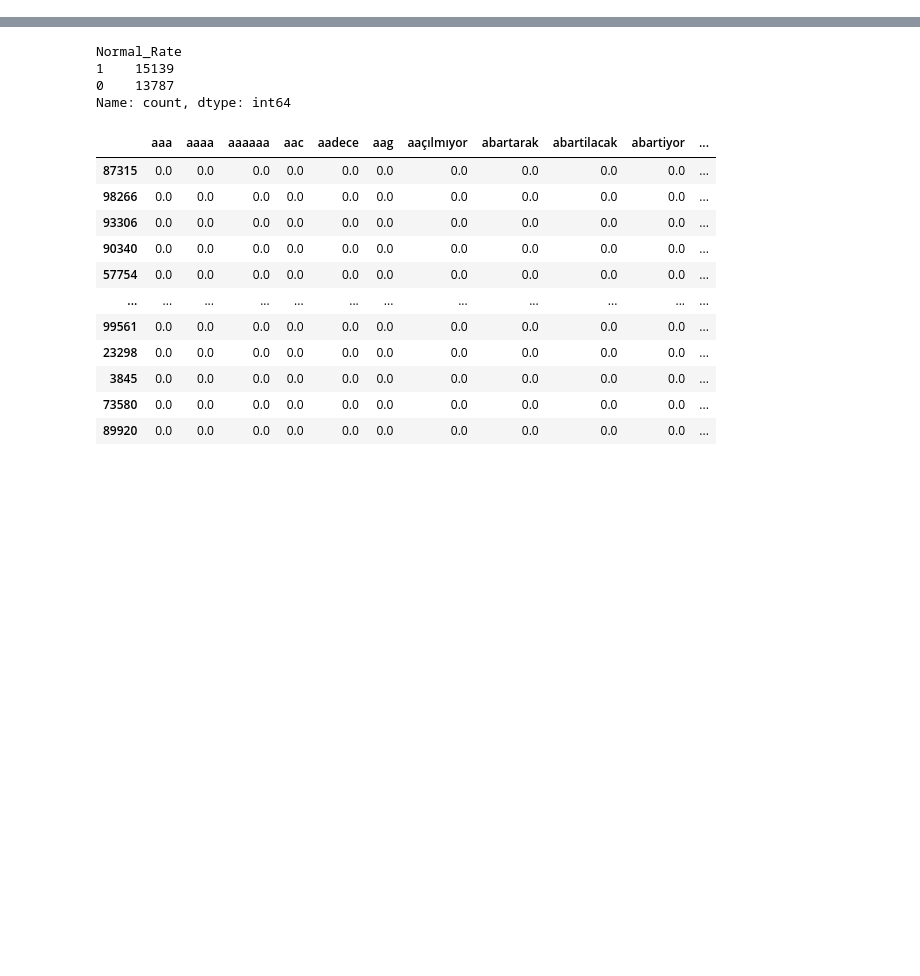
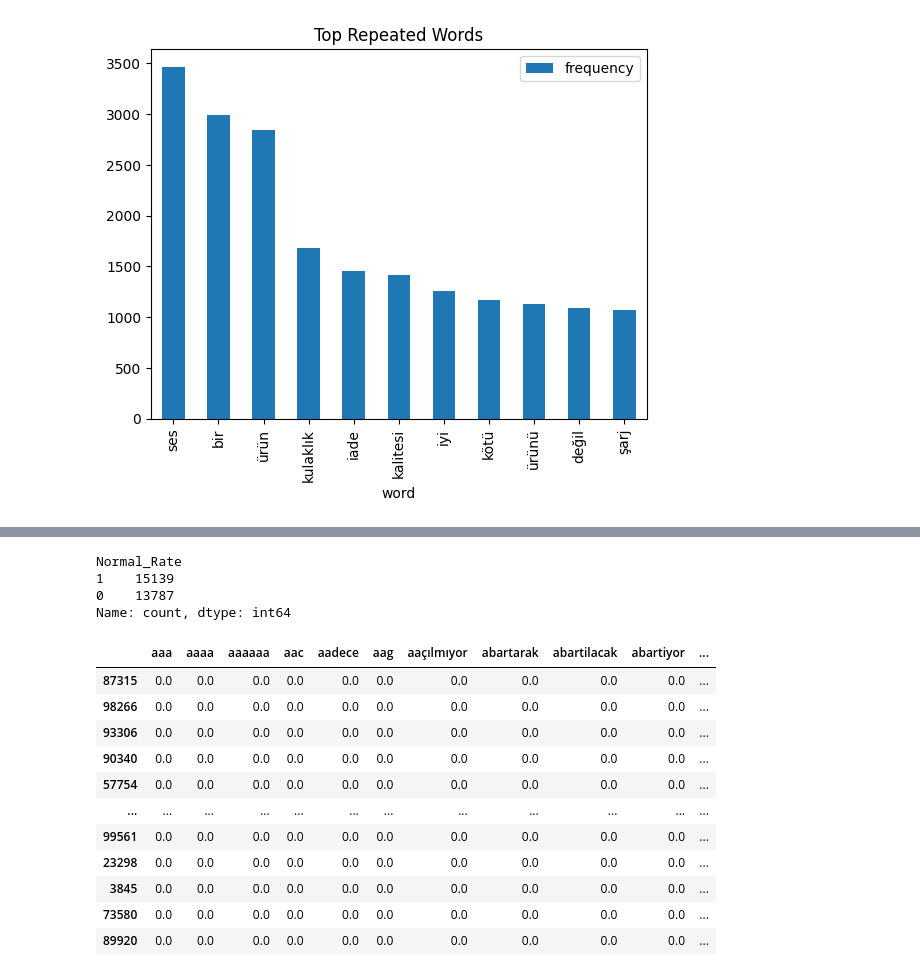
Before and after one commit to uguratli/Hepsiburada-Sentiment-analysis, a Jupyter notebook: nlp_hepsiburada.ipynb, the cells around one changed output, grey strips where cells are left out. Drawn from its saved outputs; the diff is of its cells as text; code cells hidden in the pictures; blank space fills up the shorter version.

```diff
--- a/nlp_hepsiburada.ipynb
+++ b/nlp_hepsiburada.ipynb
@@ -122,0 +127,8 @@ model_df
+# %%
+word_vectorizer = CountVectorizer(ngram_range=(1, 1), analyzer='word')
+sparse_matrix = word_vectorizer.fit_transform(df[df['Normal_Rate'] == 0]['Text'])
+frequencies = sum(sparse_matrix).toarray()[0]
+freq_df = pd.DataFrame(frequencies, index=word_vectorizer.get_feature_names_out(), columns=['frequency']).sort_values(by='frequency', ascending=False)
+freq_df['word'] = freq_df.index
+freq_df.reset_index(drop=True, inplace=True)
+freq_df.head()
@@ -122,0 +142,4 @@ model_df
+# %%
+freq_df[freq_df['frequency'] > 1000].plot.bar(x='word', y='frequency', title='Top Repeated Words');
+# %% [output]
+[figure, added]
```
Also changed, not shown: parts of 20 cells of this notebook, 1 other file.
